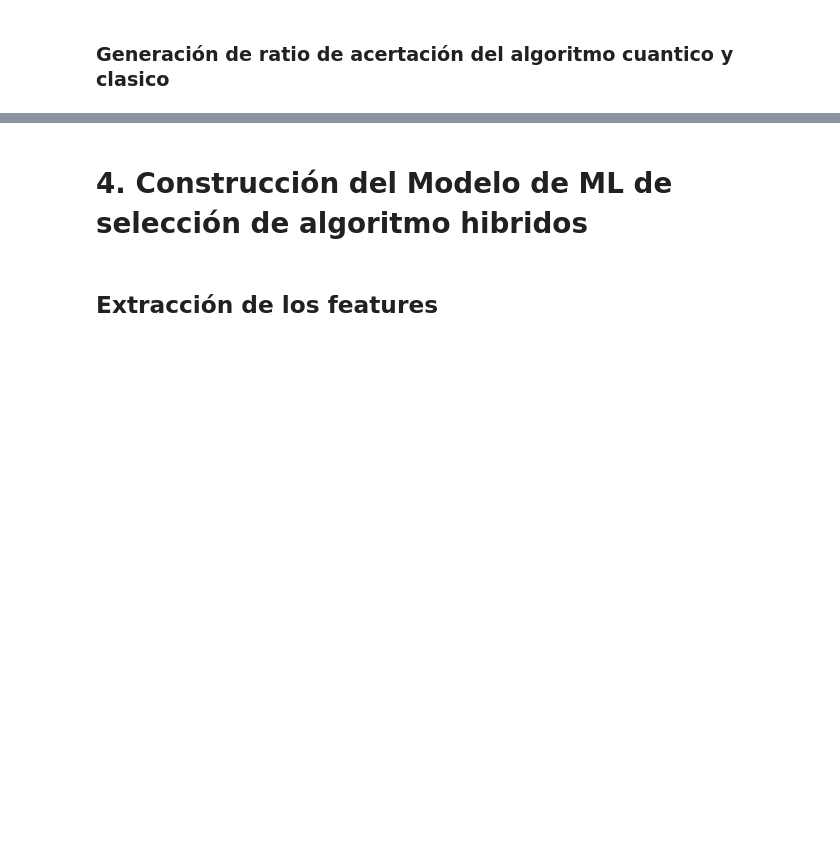
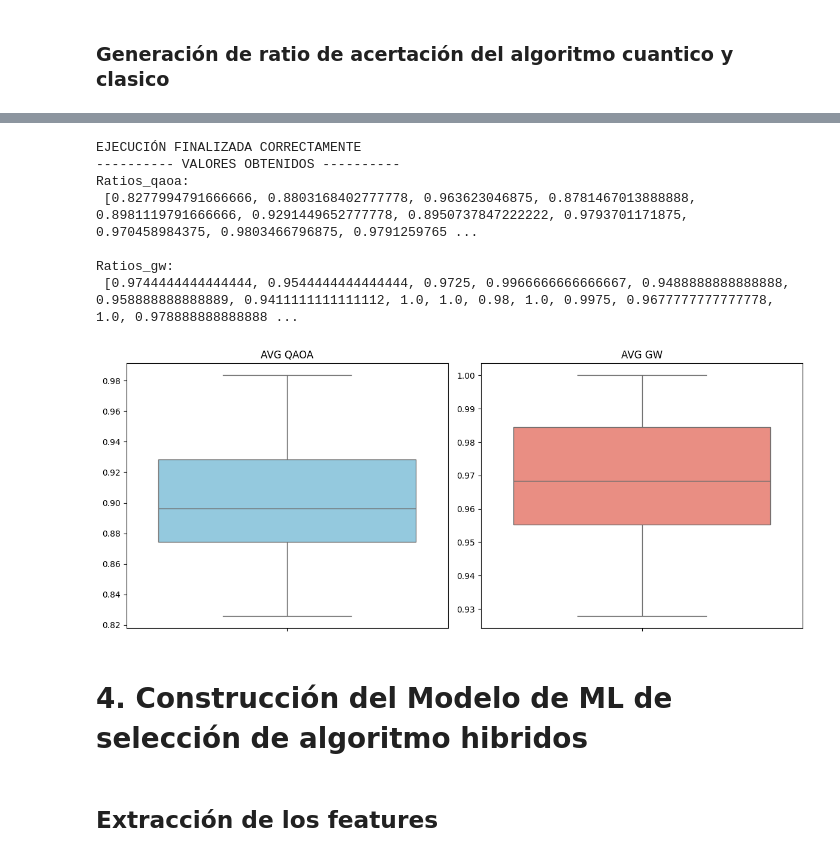
Before and after one commit to samuelArenas2005/Hybrid-Quantum-Classical-Algorithm-Selector, a Jupyter notebook: gwandqoao.ipynb, the cells around one changed output, grey strips where cells are left out. Drawn from its saved outputs; the diff is of its cells as text; code cells hidden in the pictures; blank space fills up the shorter version.

```diff
--- a/gwandqoao.ipynb
+++ b/gwandqoao.ipynb
@@ -256,7 +329,9 @@ def generate_values_max_cut_qaoa(graphs,qaoaDepth):
 # %%
 GRAPHS1 =  generate_graphs(11,18,10) #11-17 inclusivo (140 grafos)
-GRAPHS2 =  generate_graphs(18,25,10) #18-24 inclusivo (140 grafos)
-GRAPHS = GRAPHS1 + GRAPHS2
+GRAPHS2 =  generate_graphs(18,19,10) #18 (20 grafos)
+GRAPHS3 =  generate_graphs(19,20,10) #19 (20 grafos)
+GRAPHS4 =  generate_graphs(20,21,10) #20 (20 grafos)
+GRAPHS = GRAPHS1 + GRAPHS2 + GRAPHS3 + GRAPHS4
 # %%
 print("INICIO PRIMERA PARTE")
 
@@ -337,0 +734,13 @@ print("Ratios_gw:\n",RATIOS_GW)
+# %%
+print("INICIO CALCULO PROMEDIOS DE VALORES CON QAOA P=9 Y MAXIM = 70")
+
+GW_VALS_AVG = generate_values_max_cut_gw_avg(GRAPHS1)
+QAOA_VALS_AVG = generate_values_max_cut_qaoa_avg(GRAPHS1,10)
+
+print("EJECUCIÓN FINALIZADA CORRECTAMENTE")
+
+print("-"*10, "VALORES OBTENIDOS", "-"*10)
+
+print("QAOA:\n",QAOA_VALS_AVG)
+
+print("GW:\n",GW_VALS_AVG)
@@ -337,0 +759,29 @@ print("Ratios_gw:\n",RATIOS_GW)
+# %%
+RATIOS_GW_AVG,RATIOS_QAOA_AVG = generate_ratio_max_cut_gw_qaoa(QAOA_VALS_AVG,GW_VALS_AVG,BF_VALS[:140])
+
+print("EJECUCIÓN FINALIZADA CORRECTAMENTE")
+
+print("-"*10, "VALORES OBTENIDOS", "-"*10)
+
+print("Ratios_qaoa:\n",RATIOS_QAOA_AVG,"\n")
+print("Ratios_gw:\n",RATIOS_GW_AVG)
+
+fig, axes = plt.subplots(1, 2, figsize=(12, 5))
+
+sns.boxplot(y=RATIOS_QAOA_AVG, ax=axes[0], color="skyblue")
+axes[0].set_title("AVG QAOA")
+
+sns.boxplot(y=RATIOS_GW_AVG, ax=axes[1], color="salmon")
+axes[1].set_title("AVG GW")
+
+plt.tight_layout()
+plt.show()
+# %% [output]
+EJECUCIÓN FINALIZADA CORRECTAMENTE
+---------- VALORES OBTENIDOS ----------
+Ratios_qaoa:
+ [0.8277994791666666, 0.8803168402777778, 0.963623046875, 0.8781467013888888, 0.8981119791666666, 0.9291449652777778, 0.8950737847222222, 0.9793701171875, 0.970458984375, 0.9803466796875, 0.9791259765 ...
+
+Ratios_gw:
+ [0.9744444444444444, 0.9544444444444444, 0.9725, 0.9966666666666667, 0.9488888888888888, 0.958888888888889, 0.9411111111111112, 1.0, 1.0, 0.98, 1.0, 0.9975, 0.9677777777777778, 1.0, 0.978888888888888 ...
+[figure, added]
```
Also changed, not shown: parts of 28 cells of this notebook, 2 other files.
